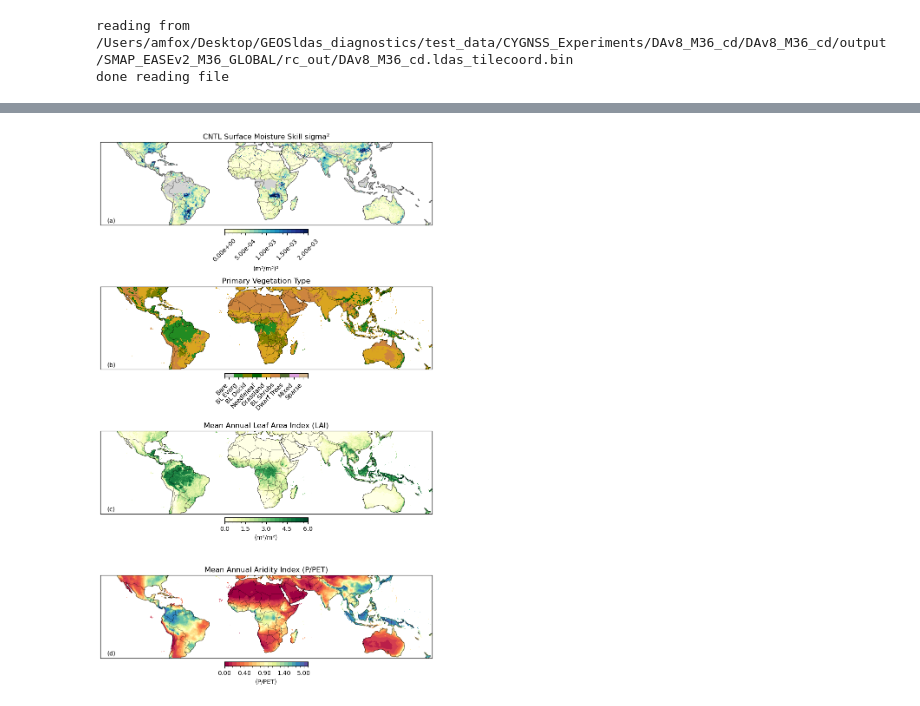
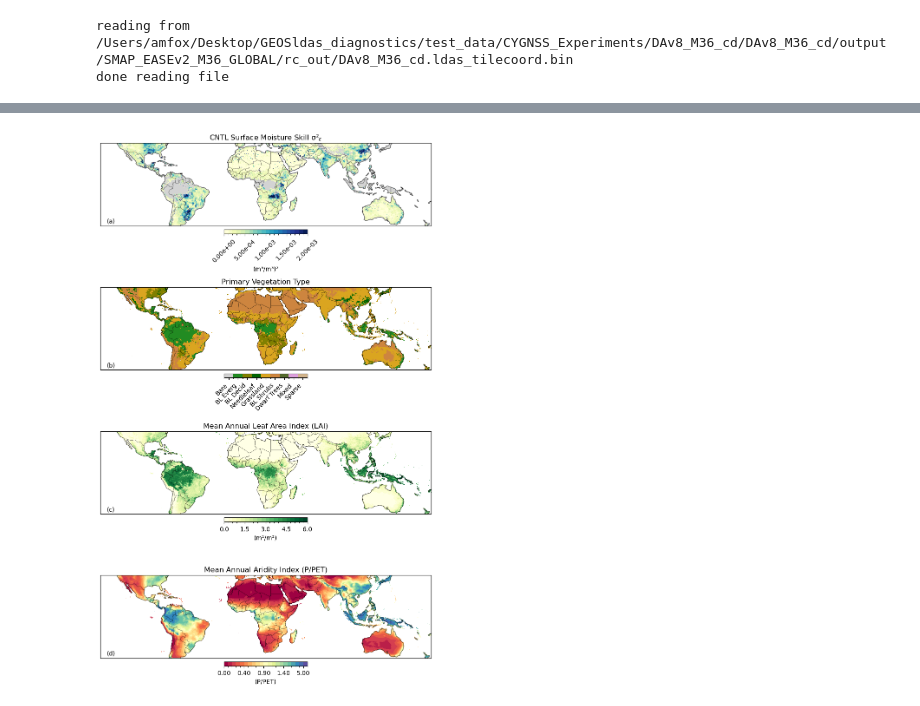
Before and after one commit to amfox37/geosldas-analysis, a Jupyter notebook: projects/cygnss_da/notebooks/cygnss_da_paper_figures_S5_S7_S6_standalone.ipynb, the cells around one changed output, grey strips where cells are left out. Saved outputs shown, nothing was run; the diff lists cells and outputs as text; code cells hidden in the pictures.

```diff
--- a/projects/cygnss_da/notebooks/cygnss_da_paper_figures_S5_S7_S6_standalone.ipynb
+++ b/projects/cygnss_da/notebooks/cygnss_da_paper_figures_S5_S7_S6_standalone.ipynb
@@ -548,7 +552,7 @@ ax0.add_feature(cfeature.COASTLINE, linewidth=0.5)
 ax0.add_feature(cfeature.BORDERS, linewidth=0.3)
 ax0.add_feature(cfeature.LAND, color='lightgray', zorder=0)
 ax0.set_extent(REGION_BOUNDS['cygnss'], crs=ccrs.PlateCarree())
-ax0.set_title('CNTL Surface Moisture Skill sigma²')
+ax0.set_title('CNTL Surface Moisture Skill σ²$_ε$')
 ax0.text(0.02, 0.02, '(a)', transform=ax0.transAxes, va='bottom', ha='left')
 ax0.tick_params(labelbottom=False, labelleft=False)
 
@@ -584,32 +588,32 @@ ax2.add_feature(cfeature.LAND, color='lightgray', zorder=0)
 ax2.set_extent(REGION_BOUNDS['cygnss'], crs=ccrs.PlateCarree())
 ax2.set_title('Mean Annual Leaf Area Index (LAI)')
 ax2.text(0.02, 0.02, '(c)', transform=ax2.transAxes, va='bottom', ha='left')
 ax2.tick_params(labelbottom=False, labelleft=False)
 
 cbar2 = fig.colorbar(sc2, ax=ax2, orientation='horizontal', pad=0.04, fraction=0.046)
 cbar2.set_label('(m²/m²)')
 cbar2.set_ticks(edges_lai[::5])
 cbar2.ax.set_xticklabels([f"{t:.1f}" for t in edges_lai[::5]])
 
 # (d) Aridity
 ax3 = axes[3]
 sc3 = ax3.pcolormesh(lon_grid, lat_grid, ai_grid, cmap=cmap_ai, norm=BoundaryNorm(a_edges, cmap_ai.N), transform=ccrs.PlateCarree())
 ax3.add_feature(cfeature.COASTLINE, linewidth=0.5)
 ax3.add_feature(cfeature.BORDERS, linewidth=0.3)
 ax3.add_feature(cfeature.LAND, color='lightgray', zorder=0)
 ax3.set_extent(REGION_BOUNDS['cygnss'], crs=ccrs.PlateCarree())
 ax3.set_title('Mean Annual Aridity Index (P/PET)')
 ax3.text(0.02, 0.02, '(d)', transform=ax3.transAxes, va='bottom', ha='left')
 ax3.tick_params(labelbottom=False, labelleft=False)
 
 cbar3 = fig.colorbar(sc3, ax=ax3, orientation='horizontal', pad=0.04, fraction=0.046, boundaries=a_edges)
 cbar3.set_label('(P/PET)')
 positions = a_edges[::5]
 cbar3.set_ticks(positions)
 cbar3.ax.set_xticklabels([f"{t:.2f}" for t in positions])
 
 plt.tight_layout()
-save_fig(plt.gcf(), 'figure_S6')
+# save_fig(plt.gcf(), 'figure_S6')
 plt.show()
 # %% [output]
-[figure, old version]
+[figure, new version]
```
Also changed, not shown: parts of 5 cells of this notebook, 23 other files.
